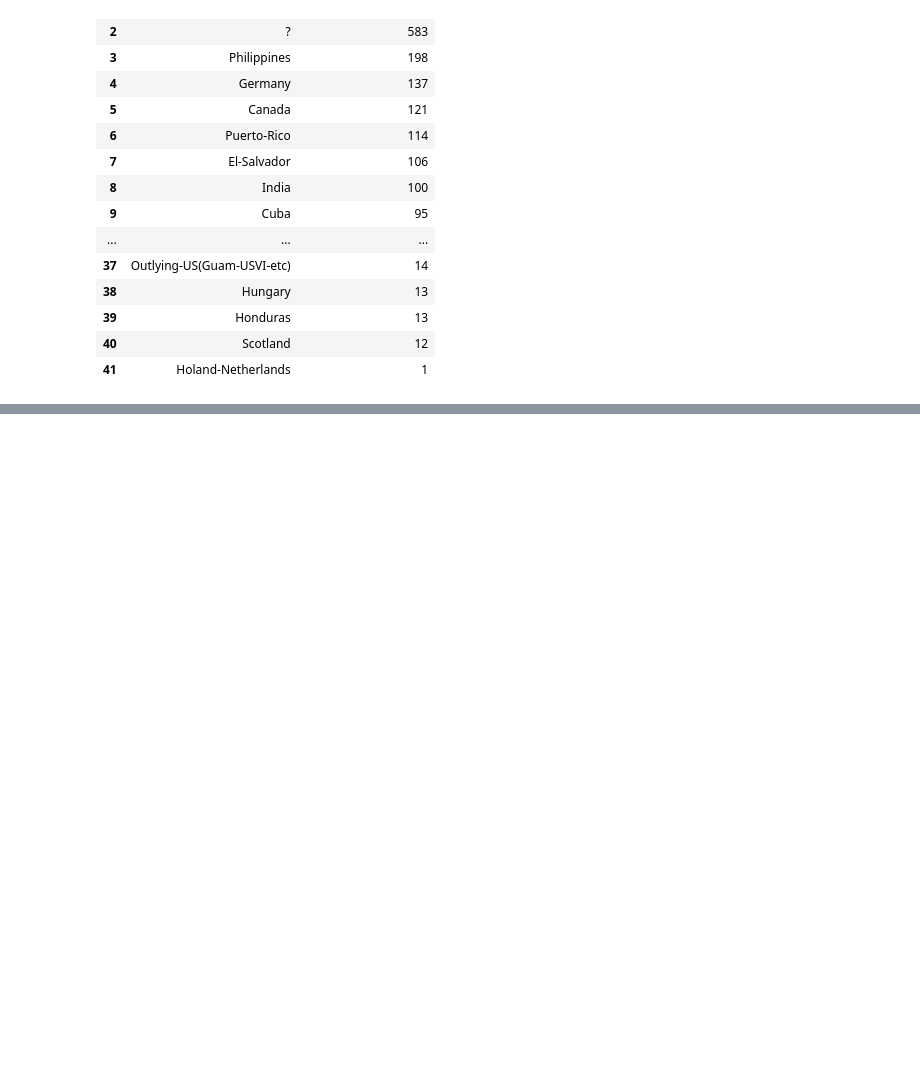
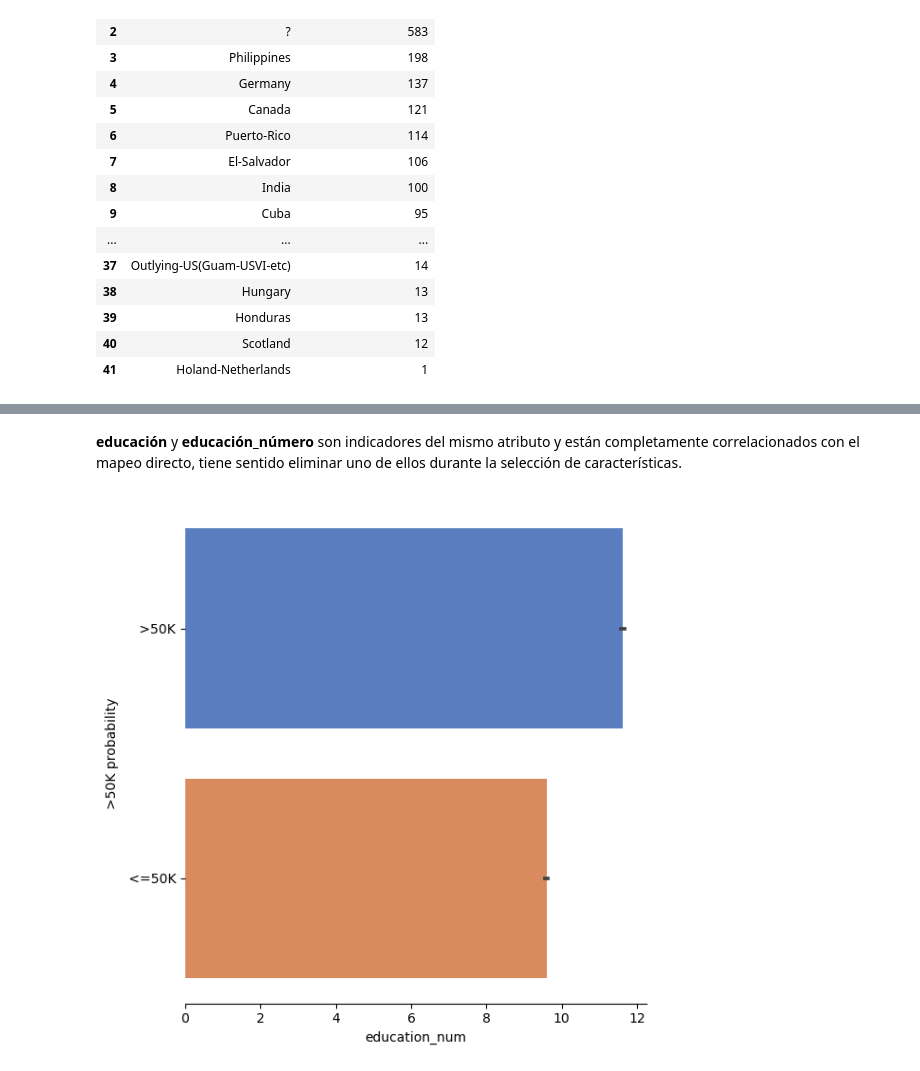
Before and after one commit to bryanfree66/bqml-examples, a Jupyter notebook: bqml_lr.ipynb, the cells around one changed output, grey strips where cells are left out. Drawn from its saved outputs; the diff is of its cells as text; code cells hidden in the pictures; blank space fills up the shorter version.

Commit message:
finished data exploration

```diff
--- a/bqml_lr.ipynb
+++ b/bqml_lr.ipynb
@@ -377,0 +418,10 @@ client.query(query).to_dataframe()
+# %% [markdown]
+**educación** y **educación_número** son indicadores del mismo atributo y están completamente correlacionados con el mapeo directo, tiene sentido eliminar uno de ellos durante la selección de características.
+# %%
+# Explore Núm. de Educación vs. Ingresos
+g = sns.catplot(x="education_num", y="income_bracket", data=dataset,kind="bar",
+                height = 6,palette = "muted")
+g.despine(left=True)
+g = g.set_ylabels(">50K probability")
+# %% [output]
+[figure, added]
```
Also changed, not shown: parts of 6 cells of this notebook.
